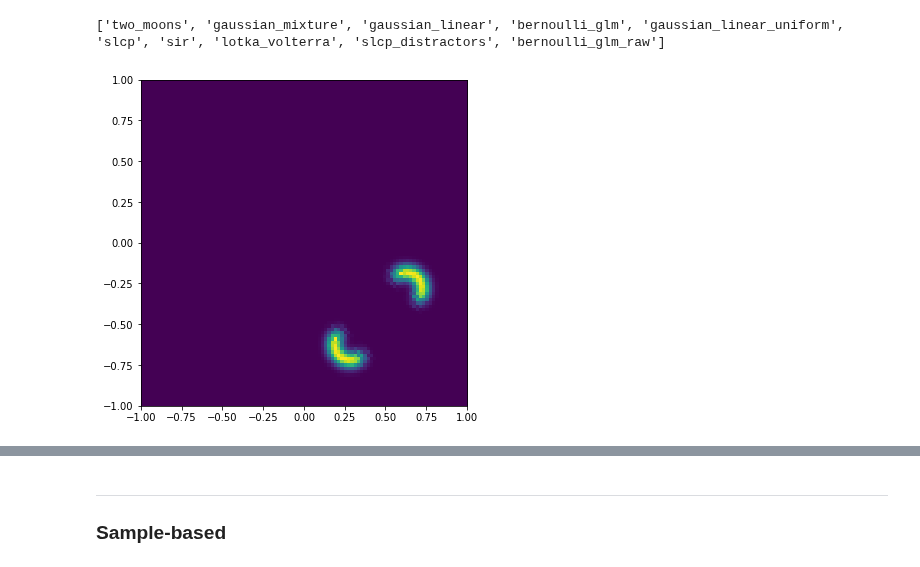
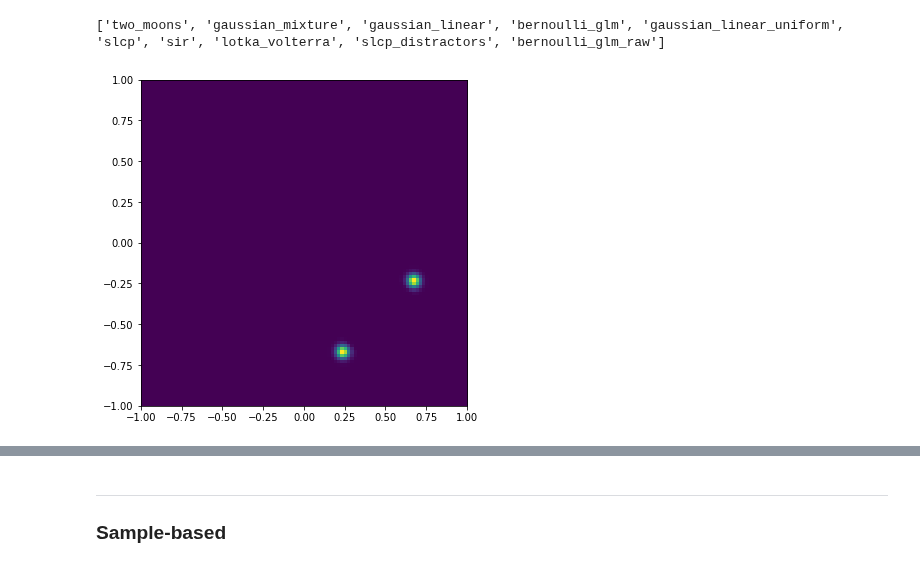
Before and after one commit to mackelab/neuralgbi, a Jupyter notebook: paper/fig2/notebooks/01_grid_posterior.ipynb, the cells around one changed output, grey strips where cells are left out. Saved outputs shown, nothing was run; the diff lists cells and outputs as text; code cells hidden in the pictures.

```diff
--- a/paper/fig2/notebooks/01_grid_posterior.ipynb
+++ b/paper/fig2/notebooks/01_grid_posterior.ipynb
@@ -43,17 +33,39 @@ def make_2d_grid(d1_bounds, d2_bounds, d1_res=100, d2_res=100):
     xs = torch.reshape(xs, (2, d1_res*d2_res)).T
     return xs
 
-def reference_generalized_likelihood(thetas, x_o, xs, dist_func, log_prob_fn, beta=1.):
+
+### this does things in the wrong order
+# def reference_generalized_likelihood(thetas, x_o, xs, dist_func, log_prob_fn, beta=1.):
+#     # pad batch dimension
+#     if thetas.dim()==1:
+#         thetas = thetas.unsqueeze(0)
+
+#     # only have to compute this once for the x grid
+#     tempered_distances = (-beta * dist_func(xs, x_o)).exp()
+
+#     # loop over all thetas to get generalized likelihood
+#     integral = torch.stack([(tempered_distances * log_prob_fn(theta, xs).exp()).sum() for theta in thetas])
+#     return integral
+
+
+def reference_generalized_loglikelihood(thetas, x_o, xs, dist_func, log_prob_fn):
     # pad batch dimension
     if thetas.dim()==1:
         thetas = thetas.unsqueeze(0)
 
-    # only have to compute this once for the x grid
-    tempered_distances = (-beta * dist_func(xs, x_o)).exp()
+    # technically have to account for the dx to normalize
+    integral = torch.stack([(dist_func(xs, x_o) * (log_prob_fn(theta, xs).exp())).sum() for theta in thetas])
 
-    # loop over all thetas to get generalized likelihood
-    integral = torch.stack([(tempered_distances * log_prob_fn(theta, xs).exp()).sum() for theta in thetas])
     return integral
+
+def reference_generalized_loglikelihood_sample(thetas, x_o, dist_func, simulator, n_per_theta=100):
+    # pad batch dimension
+    if thetas.dim()==1:
+        thetas = thetas.unsqueeze(0)
+
+    integral_mc = torch.stack([dist_func(simulator(theta.repeat((n_per_theta, 1))), x_o).mean() for theta in thetas])
+
+    return integral_mc
 # %%
 print(sbibm.get_available_tasks())
 
@@ -75,12 +87,14 @@ thetas = make_2d_grid((-1,1), (-1,1), th_res[0], th_res[1])
 # %% [output]
 ['two_moons', 'gaussian_mixture', 'gaussian_linear', 'bernoulli_glm', 'gaussian_linear_uniform', 'slcp', 'sir', 'lotka_volterra', 'slcp_distractors', 'bernoulli_glm_raw']
 # %%
-gl = reference_generalized_likelihood(thetas, x_o, xs, mse_dist, log_prob_fn, beta)
+gl = reference_generalized_loglikelihood(thetas, x_o, xs, mse_dist, log_prob_fn)
 gl = torch.reshape(gl, th_res)
-plt.figure(figsize=(6,6))
-_ = plt.imshow(gl.numpy().T, extent=[-1,1,-1,1], origin='lower')
-# %% [output]
-[figure, removed]
+# %%
+beta = 1
+plt.figure(figsize=(6,6))
+_ = plt.imshow((gl * -beta).exp().numpy().T, extent=[-1,1,-1,1], origin='lower')
+# %% [output]
+[figure, added]
 # %%
 from sbi.inference import MCMCPosterior, RejectionPosterior
 from sbi.inference.potentials.base_potential import BasePotential
```
Also changed, not shown: parts of 13 cells of this notebook.
